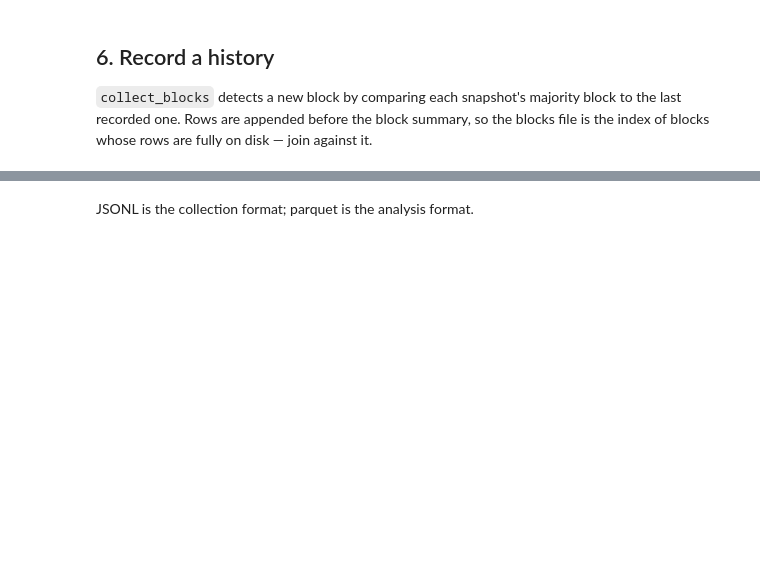
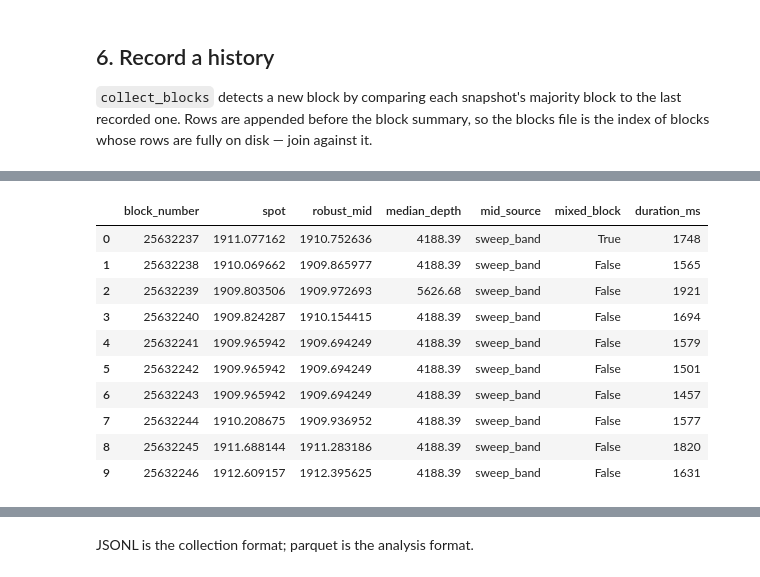
Before and after one commit to propeller-heads/price-of-ethereum, a Jupyter notebook: examples/quickstart.ipynb, the cells around one changed output, grey strips where cells are left out. Drawn from its saved outputs; the diff is of its cells as text; code cells hidden in the pictures; blank space fills up the shorter version.

```diff
--- a/examples/quickstart.ipynb
+++ b/examples/quickstart.ipynb
@@ -153,5 +268,8 @@ it.
 # %%
 from price_of_ethereum.collect import collect_blocks
 
-result = collect_blocks(fynd, config, out_dir="data", blocks=10)
+# Its own directory, not `examples/data` — that one holds the committed dataset
+# the report is built from, and appending a different sweep to it would mix two
+# resolutions into one history.
+result = collect_blocks(fynd, config, out_dir="quickstart-data", blocks=10)
 result
@@ -160,6 +282,12 @@ from price_of_ethereum import load_jsonl, load_parquet, to_parquet
 from price_of_ethereum.dashboard import history_health_figure, history_mid_figure
 
 recorded = load_jsonl(result.blocks_path)
+recorded_at = pd.to_datetime(recorded["block_timestamp"], unit="s", utc=True)
+print(
+    f"{PAIR} on chain {chain_id}: blocks {recorded['block_number'].min()}"
+    f" to {recorded['block_number'].max()}, "
+    f"{recorded_at.min():%Y-%m-%d %H:%M:%S} to {recorded_at.max():%H:%M:%S} UTC"
+)
 summary_columns = [
     "block_number",
     "spot",
@@ -170,3 +298,4 @@ summary_columns = [
     "duration_ms",
 ]
 recorded[summary_columns]
+# %% [output]
@@ -173,3 +303,14 @@ recorded[summary_columns]
+|  | block_number | spot | robust_mid | median_depth | mid_source | mixed_block | duration_ms |
+| 0 | 25632237 | 1911.077162 | 1910.752636 | 4188.39 | sweep_band | True | 1748 |
+| 1 | 25632238 | 1910.069662 | 1909.865977 | 4188.39 | sweep_band | False | 1565 |
+| 2 | 25632239 | 1909.803506 | 1909.972693 | 5626.68 | sweep_band | False | 1921 |
+| 3 | 25632240 | 1909.824287 | 1910.154415 | 4188.39 | sweep_band | False | 1694 |
+| 4 | 25632241 | 1909.965942 | 1909.694249 | 4188.39 | sweep_band | False | 1579 |
+| 5 | 25632242 | 1909.965942 | 1909.694249 | 4188.39 | sweep_band | False | 1501 |
+| 6 | 25632243 | 1909.965942 | 1909.694249 | 4188.39 | sweep_band | False | 1457 |
+| 7 | 25632244 | 1910.208675 | 1909.936952 | 4188.39 | sweep_band | False | 1577 |
+| 8 | 25632245 | 1911.688144 | 1911.283186 | 4188.39 | sweep_band | False | 1820 |
+| 9 | 25632246 | 1912.609157 | 1912.395625 | 4188.39 | sweep_band | False | 1631 |
 # %%
 history_mid_figure(recorded, token_symbol=TOKEN_SYMBOL, numeraire_symbol=NUMERAIRE_SYMBOL).show()
 history_health_figure(recorded).show()  # bars colored where mixed_block fired
```
Also changed, not shown: parts of 16 cells of this notebook, 15 other files.
